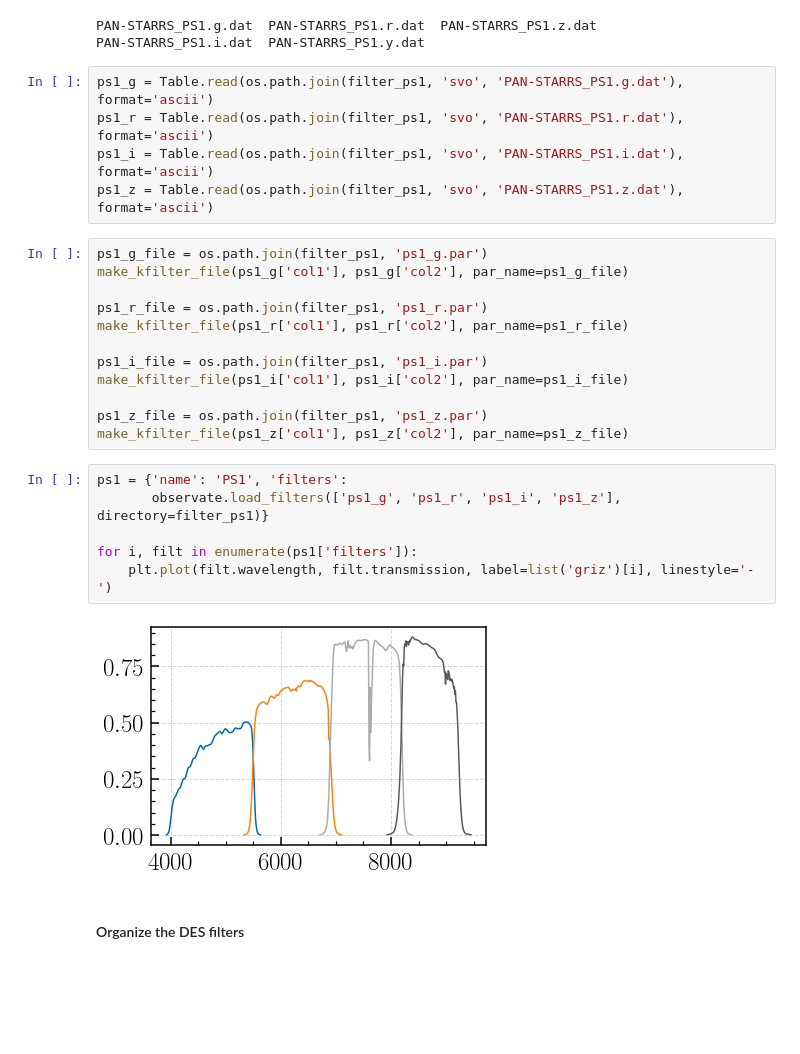
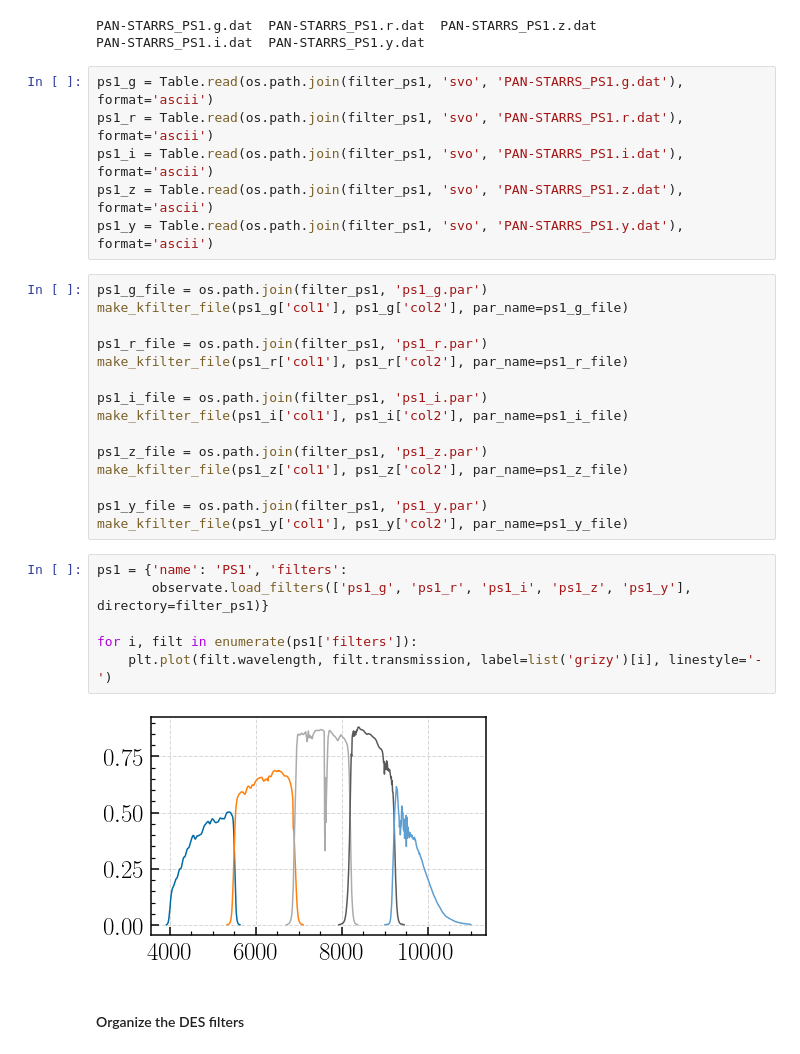
Before and after one commit to MerianSurvey/caterpillar, a Jupyter notebook: notebook/photocal/merian_filter_color_terms.ipynb, the cells around one changed output. Cells and saved outputs as stored; diff of their text form; blank space fills up the shorter version.

```diff
--- a/notebook/photocal/merian_filter_color_terms.ipynb
+++ b/notebook/photocal/merian_filter_color_terms.ipynb
@@ -64,6 +64,7 @@ ps1_g = Table.read(os.path.join(filter_ps1, 'svo', 'PAN-STARRS_PS1.g.dat'), form
 ps1_r = Table.read(os.path.join(filter_ps1, 'svo', 'PAN-STARRS_PS1.r.dat'), format='ascii')
 ps1_i = Table.read(os.path.join(filter_ps1, 'svo', 'PAN-STARRS_PS1.i.dat'), format='ascii')
 ps1_z = Table.read(os.path.join(filter_ps1, 'svo', 'PAN-STARRS_PS1.z.dat'), format='ascii')
+ps1_y = Table.read(os.path.join(filter_ps1, 'svo', 'PAN-STARRS_PS1.y.dat'), format='ascii')
 # %%
 ps1_g_file = os.path.join(filter_ps1, 'ps1_g.par')
 make_kfilter_file(ps1_g['col1'], ps1_g['col2'], par_name=ps1_g_file)
@@ -76,14 +77,17 @@ make_kfilter_file(ps1_i['col1'], ps1_i['col2'], par_name=ps1_i_file)
 
 ps1_z_file = os.path.join(filter_ps1, 'ps1_z.par')
 make_kfilter_file(ps1_z['col1'], ps1_z['col2'], par_name=ps1_z_file)
+
+ps1_y_file = os.path.join(filter_ps1, 'ps1_y.par')
+make_kfilter_file(ps1_y['col1'], ps1_y['col2'], par_name=ps1_y_file)
 # %%
 ps1 = {'name': 'PS1', 'filters':
-       observate.load_filters(['ps1_g', 'ps1_r', 'ps1_i', 'ps1_z'], directory=filter_ps1)}
+       observate.load_filters(['ps1_g', 'ps1_r', 'ps1_i', 'ps1_z', 'ps1_y'], directory=filter_ps1)}
 
 for i, filt in enumerate(ps1['filters']):
-    plt.plot(filt.wavelength, filt.transmission, label=list('griz')[i], linestyle='-')
+    plt.plot(filt.wavelength, filt.transmission, label=list('grizy')[i], linestyle='-')
 # %% [output]
-[figure, old version]
+[figure, new version]
 # %% [markdown]
 #### Organize the DES filters
 # %%
```
Also changed, not shown: parts of 47 cells of this notebook.
